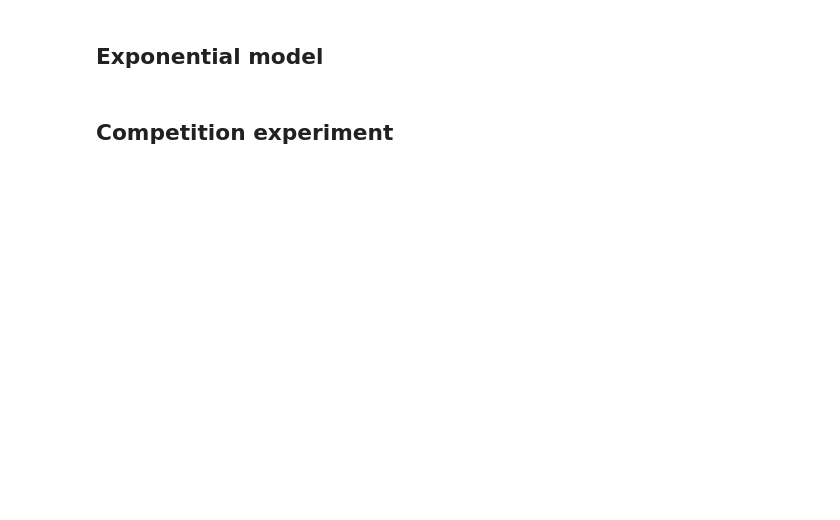
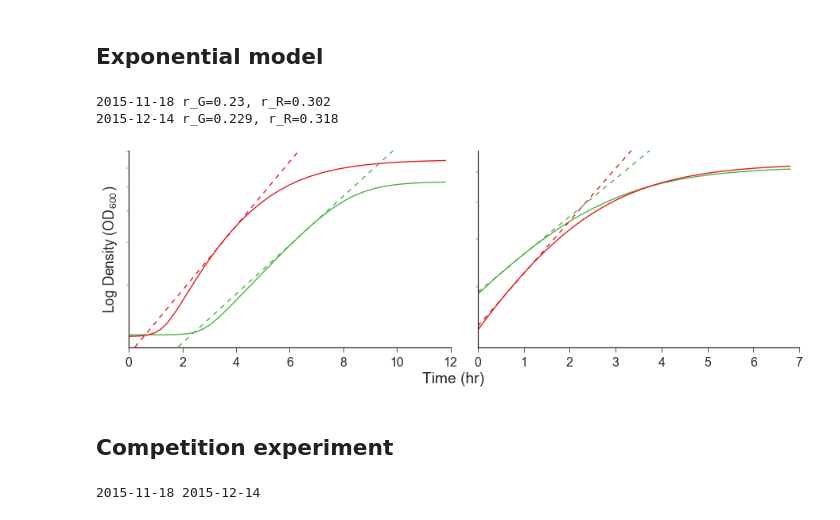
Before and after one commit to yoavram/curveball_ms, a Jupyter notebook: supp.ipynb, the cells around one changed output. Drawn from its saved outputs; the diff is of its cells as text; code cells hidden in the pictures; blank space fills up the shorter version.

```diff
--- a/supp.ipynb
+++ b/supp.ipynb
@@ -182,7 +189,6 @@ def expnential_model(mGreen, mRed, frac_green=0.3, frac_red=0.3, di=2,
         ax.plot(tR, np.exp(slopeR * tR + interceptR), '--', color=colors[0])
 
         ax.set(ylim=(0.9*min(G.min(), R.min()), 1.1*max(G.max(), R.max())), xlabel='Time (hour)', ylabel='log OD', yscale='log')
-        ax.text(0.5, 0.8*R.max(), ('$r_G={:.2g}$'+'\n'+'$r_R={:.2g}$').format(slopeG, slopeR))
         fig.tight_layout()
         sns.despine()
         return slopeG, interceptG, slopeR, interceptR, fig, ax
@@ -190,16 +196,22 @@ def expnential_model(mGreen, mRed, frac_green=0.3, frac_red=0.3, di=2,
 # %%
 cols = len(datasets)
 fig, ax = plt.subplots(1, cols, sharex=False, sharey=False, figsize=(width * cols, height))
 for i,(name, ds) in enumerate(datasets.items()):
     ds['slopeG'], ds['interceptG'], ds['slopeR'], ds['interceptR'], _, _  = expnential_model(ds['model_G'], ds['model_R'], ax=ax[i], PLOT=True)
-    ax[i].set(title=name, xlabel='')
+    print(name, 'r_G={:.3g}, r_R={:.3g}'.format(ds['slopeG'], ds['slopeR']))
+    ax[i].set(title='', xlabel='')
     if i == 0:
         ax[i].set(ylabel=r'Log Density ($OD_{600}$)')
     else:
         ax[i].set(ylabel='')
-fig_xlabel('Time (hr)')
+fig_xlabel(fig, 'Time (hr)')
 fig.tight_layout()
 sns.despine()
+fig.savefig('Fig-exponential_model.png')
+# %% [output]
+2015-11-18 r_G=0.23, r_R=0.302
+2015-12-14 r_G=0.229, r_R=0.318
+[figure, added]
 # %% [markdown]
 ## Competition experiment
 # %%
@@ -208,9 +220,10 @@ for ds in datasets.values():
     ds['flow_std_df'] = pd.read_csv(ds['flow_std_file'])
 # %%
 reload(curveball.competitions)
-ode = curveball.competitions.baranyi_roberts_yr
+ode = curveball.competitions.baranyi_roberts_yr2
 
-for ds in datasets.values():
+for name, ds in datasets.items():
+    print(name, end=" ")
     K = ds['model_G'].best_values['K'], ds['model_R'].best_values['K']
     r = ds['model_G'].best_values['r'], ds['model_R'].best_values['r']
     nu = ds['model_G'].best_values.get('nu',1), ds['model_R'].best_values.get('nu',1)
@@ -237,6 +250,7 @@ for ds in datasets.values():
     )
     MRSE = ((odeint(ode, (G0, R0), RG_t, args=(K, r, nu, q0, v, a)).sum(axis=1) - RG_mean)**2).mean()
 
+    ds['a'] = a
     ds['RG_model'] = RG_model
     ds['RG_mean'] = RG_mean
     ds['RG_std'] = RG_std
@@ -244,4 +258,14 @@ for ds in datasets.values():
     ds['predicted_t'] = t
     ds['predicted_y'] = y
     ds['MRSE'] = MRSE
+
+    # exponential model
+    slopeG = ds['slopeG']
+    slopeR = ds['slopeR']
+    Nexp = G0*np.exp(slopeG * t), R0*np.exp(slopeR * t)
+    ds['Bexp'] = Nexp[0] + Nexp[1]
+    ds['pGexp'] = Nexp[0]/ds['Bexp']
+    ds['pRexp'] = Nexp[1]/ds['Bexp']
+# %% [output]
+2015-11-18 2015-12-14
 # %%
```
Also changed, not shown: parts of 8 cells of this notebook.
